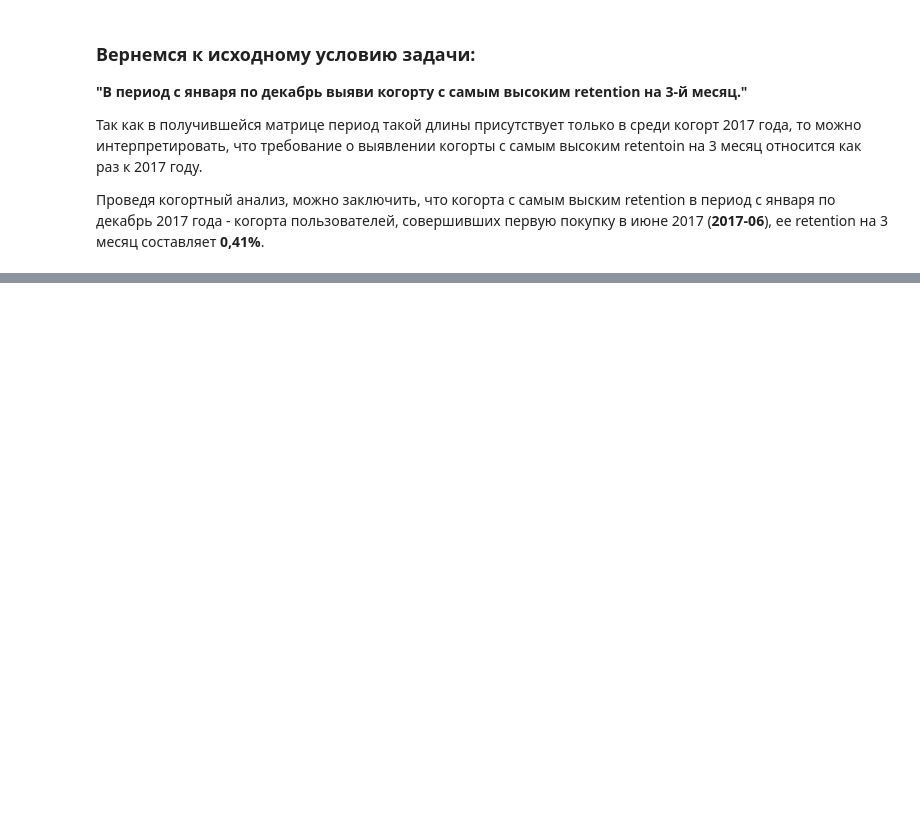
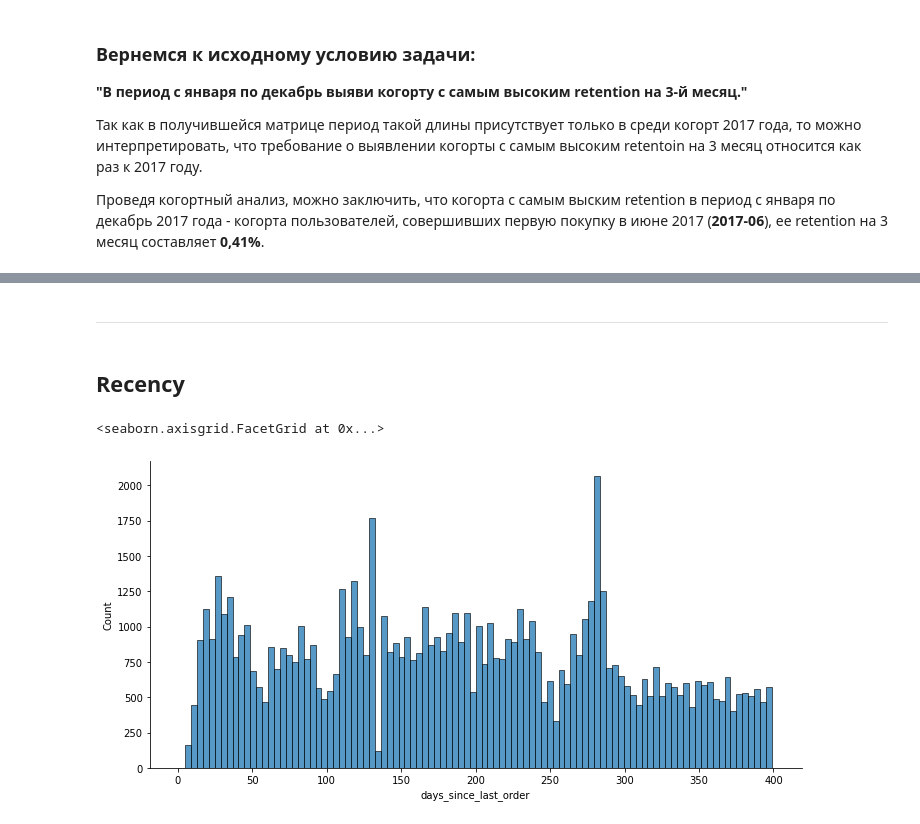
Before and after one commit to denis-abrashkin/e-commerce-analysis, a Jupyter notebook: e-com_project_github.ipynb, the cells around one changed output, grey strips where cells are left out. Saved outputs shown, nothing was run; the diff lists cells and outputs as text; code cells hidden in the pictures; blank space fills up the shorter version.

```diff
--- a/e-com_project_github.ipynb
+++ b/e-com_project_github.ipynb
@@ -685,0 +718,7 @@ User retention by cohort
+# %%
+filtered_rfm_df = rfm_df \
+    .query("order_status != 'created' & \
+            order_status != 'canceled' & \
+            order_approved_at >= '2017-08-01' & \
+            order_approved_at != 'NaN'") \
+    .fillna(0) \
@@ -685,0 +729,3 @@ User retention by cohort
+# %%
+# Отберем в рабочую таблицу только интересующие нас колонки
+rfm_df_base = filtered_rfm_df[['order_id', 'customer_unique_id', 'order_approved_at', 'price']]
@@ -685,0 +745,9 @@ User retention by cohort
+# %%
+rfm_value = rfm_df_base \
+    .groupby('customer_unique_id', as_index=False) \
+    .agg({'price': 'sum',
+          'order_id': 'count',
+          'order_approved_at': 'max'}) \
+    .rename(columns={'price'   : 'order_value',                # сумма покупок
+                     'order_id': 'order_numbers',              # количество заказов
+                     'order_approved_at': 'last_order_date'})  # дата последней покупки
@@ -685,0 +756,9 @@ User retention by cohort
+# %%
+# "Вернемся" в 2018 год, так как у нас нет "сегодняшних" данных и прибавим дельту в 1 день к максимальной дате в таблице
+last_date = (max(rfm_df_base['order_approved_at']) + timedelta(days=1))
+
+# Вычтем из последней даты в данных дату последней покупки каждого пользователя
+rfm_value['days_since_last_order'] = rfm_value.last_order_date.apply(lambda x: last_date - x)
+
+# Преобразуем полученные значения в "дни" и в целочисленный формат
+rfm_value['days_since_last_order'] = rfm_value.days_since_last_order.dt.days.astype('int')
@@ -685,0 +783,10 @@ User retention by cohort
+# %% [markdown]
+---
+# %% [markdown]
+## Recency
+# %%
+# Рассмотрим распределение recency
+sns.displot(data = rfm_value['days_since_last_order'], aspect=2, bins=100)
+# %% [output]
+<seaborn.axisgrid.FacetGrid at 0x...>
+[figure, added]
```
Also changed, not shown: parts of 47 cells of this notebook.
